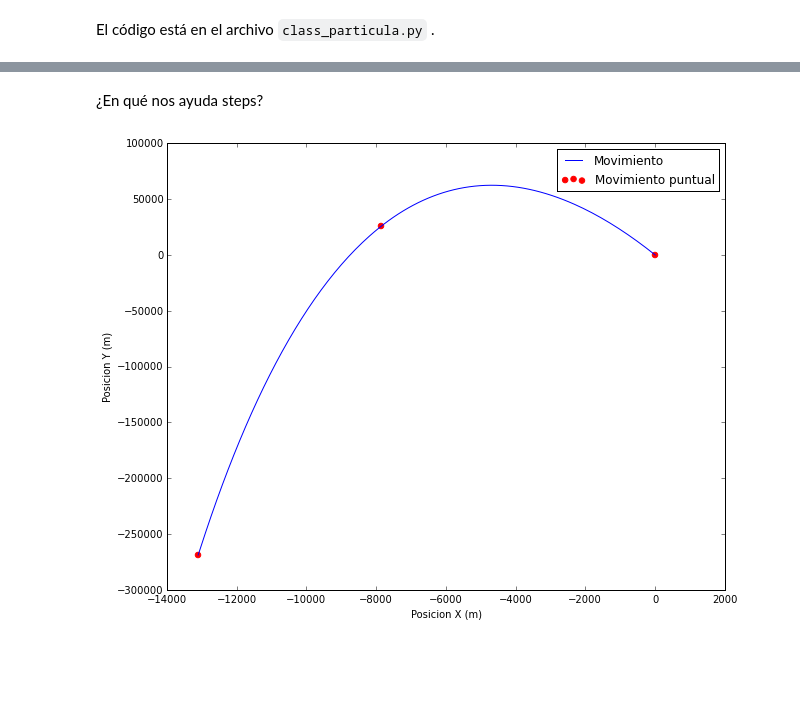
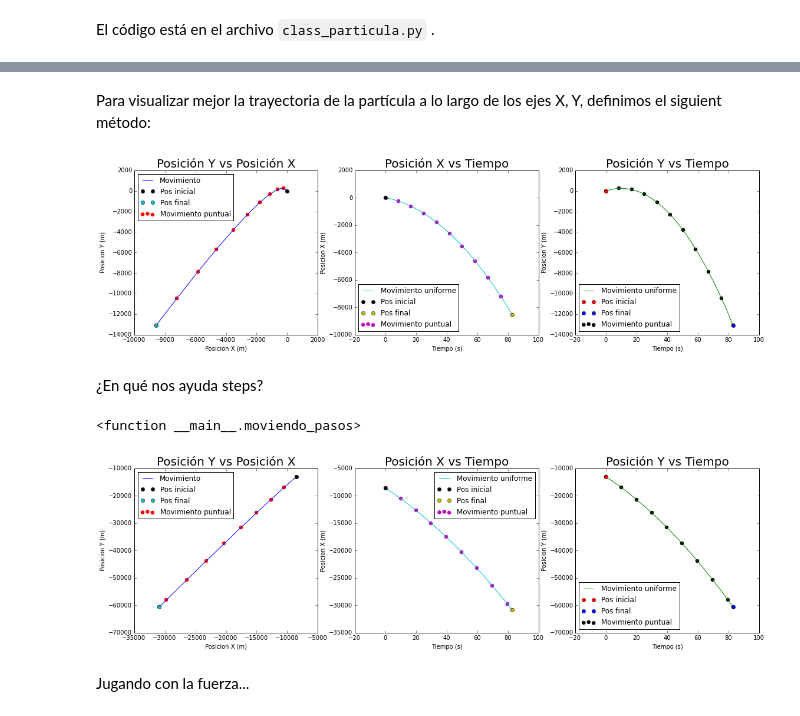
Before and after one commit to AzulGarza/proyecto-mate-compu, a Jupyter notebook: proyecto/Exposicion.ipynb, the cells around one changed output, grey strips where cells are left out. Drawn from its saved outputs; the diff is of its cells as text; code cells hidden in the pictures; blank space fills up the shorter version.

```diff
--- a/proyecto/Exposicion.ipynb
+++ b/proyecto/Exposicion.ipynb
@@ -42,8 +271,8 @@ Simulando cosas:
 # %%
-posicion_inicial = np.array([0.1, -0.1])
-velocidad_inicial = np.array([-200.0, 5000.0])
+posicion_inicial = np.array([0.0, 0.0])
+velocidad_inicial = np.array([-20.0, 50.0])
 masa_inicial = 10
-fuerza_inicial = np.array([10.0, -2000.0])
+fuerza_inicial = np.array([-20.0, -50.0])
 time = 83.0
 steps = 1000 #Entero
 # %%
@@ -57,10 +286,22 @@ particula_1.dibujar()
+# %% [markdown]
+Para visualizar mejor la trayectoria de la partícula a lo largo de los ejes X, Y, definimos el siguient método:
+# %%
+particula_1.dibujar_xt_yt()
+# %% [output]
+[figure, added]
 # %% [markdown]
 ¿En qué nos ayuda steps?
 # %%
-def moviendo_pasos(p):
-    particula_1.mover(fuerza = fuerza_inicial, tiempo = time, pasos = p)
-    particula_1.dibujar()
+def moviendo_pasos(f, t, p):
+    """
+    f es la fuerza, t el tiempo y p los pasos
+    """
+    particula_1.mover(fuerza = f, tiempo = t, pasos = p)
+    particula_1.dibujar_xt_yt()
 # %%
-interact(moviendo_pasos, p = (0,10000))
+interact(moviendo_pasos, f = fixed(fuerza_inicial), t = fixed(time), p = (0,100))
 # %% [output]
+<function __main__.moviendo_pasos>
-[figure, old version]
+[figure, new version]
+# %% [markdown]
+Jugando con la fuerza...
```
Also changed, not shown: parts of 23 cells of this notebook, 1 other file.
